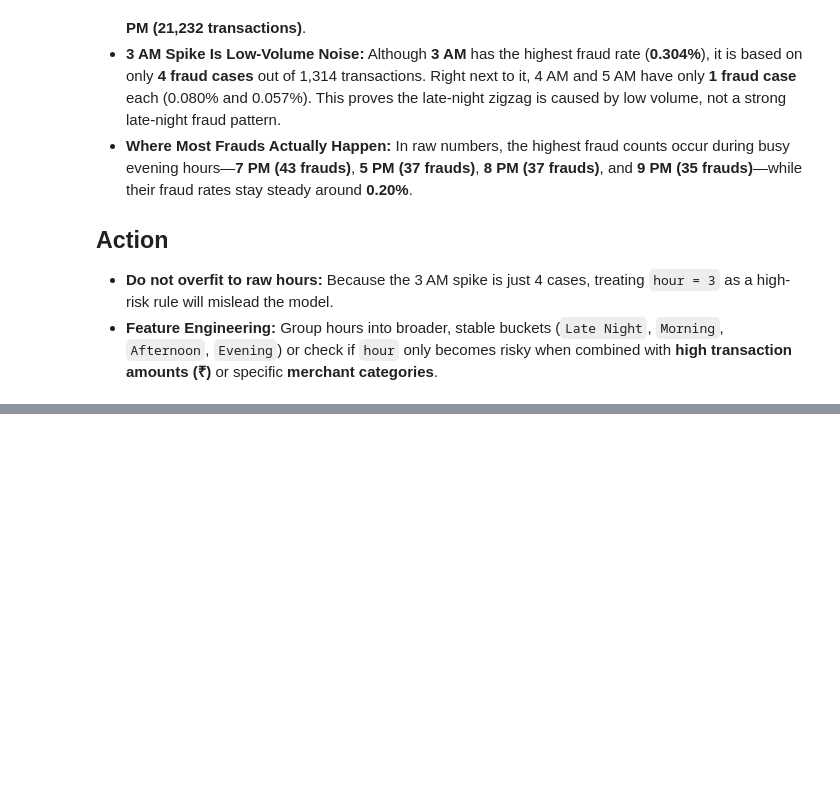
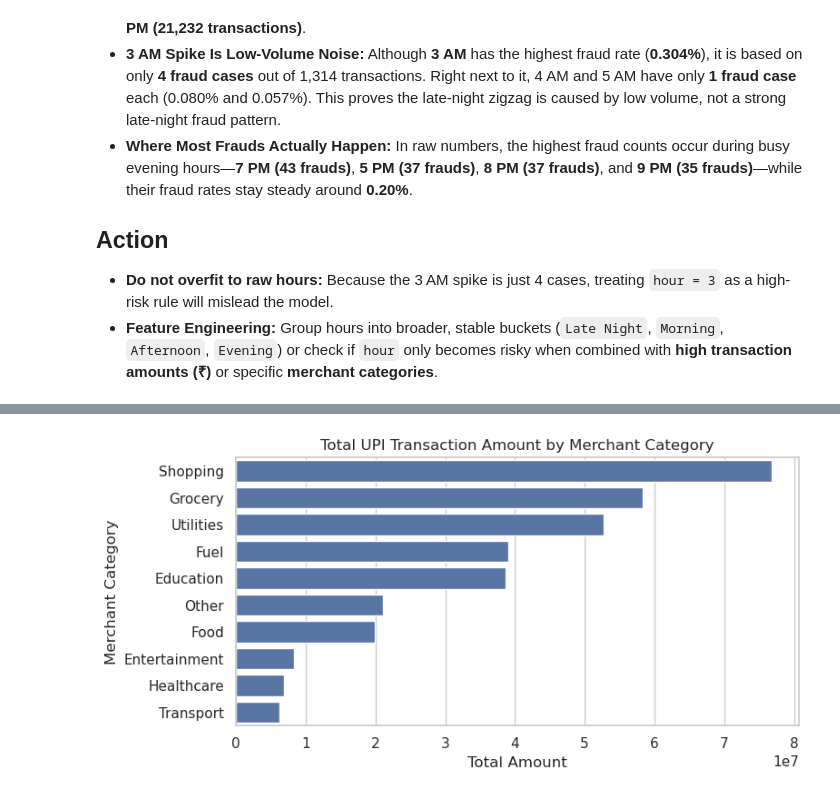
Before and after one commit to saurabhack/Upi_fraud_detection_machine_learning_project, a Jupyter notebook: EDA.ipynb, the cells around one changed output, grey strips where cells are left out. Saved outputs shown, nothing was run; the diff lists cells and outputs as text; code cells hidden in the pictures; blank space fills up the shorter version.

```diff
--- a/EDA.ipynb
+++ b/EDA.ipynb
@@ -356,0 +372,10 @@ plt.show()
+# %%
+transaction_as_amount=(data.groupby("merchant_category")["amount (INR)"].sum().sort_values(ascending=False))
+ax = sns.barplot(x=transaction_as_amount.values, y=transaction_as_amount.index)
+ax.set_title("Total UPI Transaction Amount by Merchant Category")
+ax.set_xlabel("Total Amount")
+ax.set_ylabel("Merchant Category")
+plt.tight_layout()
+plt.show()
+# %% [output]
+[figure, added]
```
Also changed, not shown: parts of 22 cells of this notebook, 29 other files.
